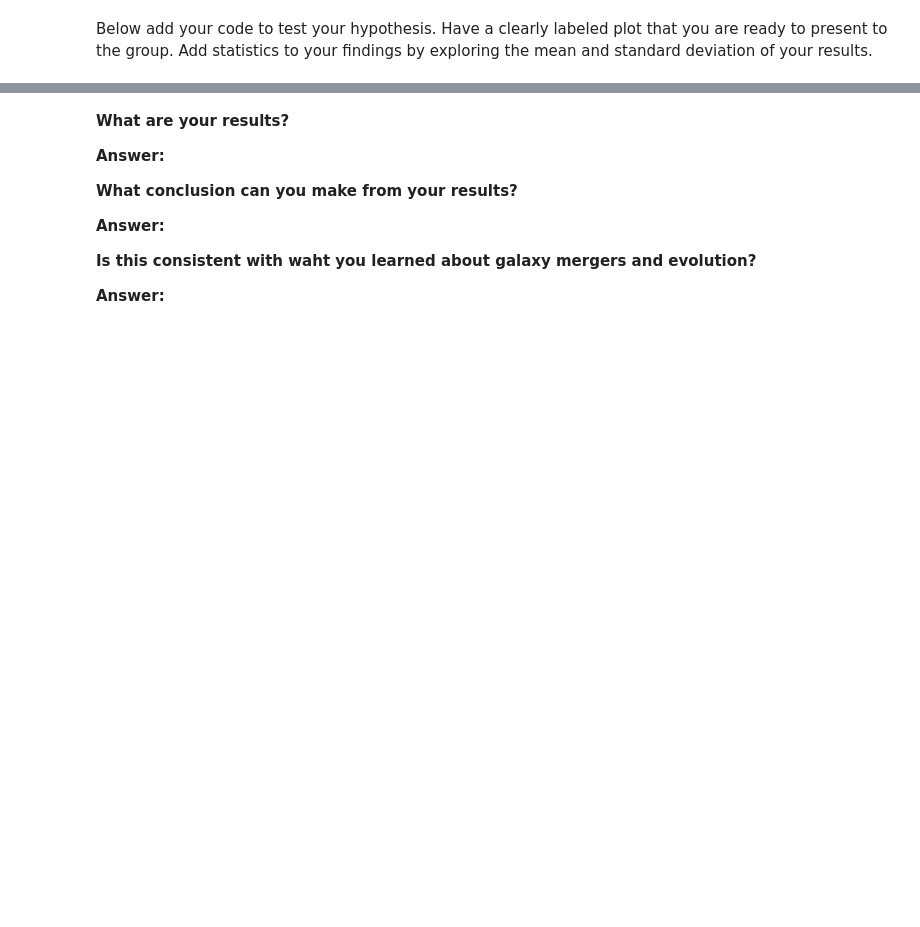
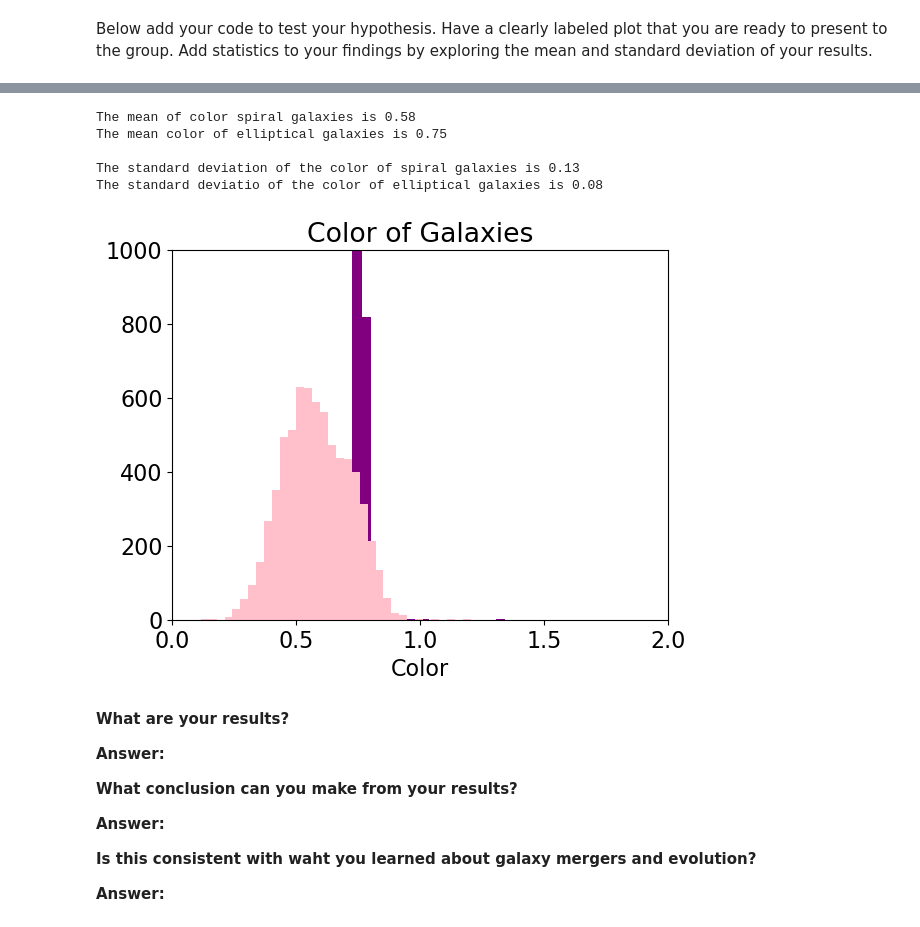
Before and after one commit to AerospaceMars25/CFR-2025, a Jupyter notebook: Astro/Blank/5 - Observed Galaxies Pt3 NEW.ipynb, the cells around one changed output, grey strips where cells are left out. Cells and saved outputs as stored; diff of their text form; code cells hidden in the pictures; blank space fills up the shorter version.

```diff
--- a/Astro/Blank/5 - Observed Galaxies Pt3 NEW.ipynb
+++ b/Astro/Blank/5 - Observed Galaxies Pt3 NEW.ipynb
@@ -224,32 +260,35 @@ Below add your code to test your hypothesis. Have a clearly labeled plot that yo
 # %%
-# add your code below to test your hypothesis
-import matplotlib
-matplotlib.rc('font', **{'family':'sans-serif', 'size':16}]
-
-# import our graphing package
-
-
-#the below is optional but makes the font a size I can read more easily
 import matplotlib
 matplotlib.rc('font', **{'family':'sans-serif', 'size':16})
+#Seperate color into elliptical and spiral galaxies
+ellip_color = g_r[gz_elliptical_bool]
+spiral_color = g_r[gz_spiral_bool]
 
-#get data needed for color
+#Create one histogram with elliptical and spiral galaxies
+plt.hist(ellip_color, bins=100, color='purple')
+plt.title('Color of Galaxies')
+plt.xlabel('Color')
 
-# separate color into elliptical and spiral galaxies
+plt.hist (spiral_color, bins=50, color='pink')
+plt.ylim(0, 1000)
+plt.xlim(0,2)
 
-
-# create one histogram with elliptical and spiral galaxies on it
-
-
-# statistics
+#Stats
 import numpy as np
 
-#fill in the appropriate numpy function and code where the $ is below
-print('The mean color of spiral galaxies is', round($, 2))
-print('The mean color of elliptical galaxies is', round($, 2))
-print('')
-print('The standard deviation of the color of spiral galaxies is', round($, 2))
-print('The standard deviation of the color of elliptical galaxies is', round($, 2))
+#fill in the appropriete numpy functionand code where the $ is below
+print('The mean of color spiral galaxies is', round(np.mean(spiral_color), 2))
+print('The mean color of elliptical galaxies is', round(np.mean(ellip_color), 2))
+print ('')
+print('The standard deviation of the color of spiral galaxies is', round(np.std(spiral_color), 2))
+print('The standard deviatio of the color of elliptical galaxies is', round(np.std(ellip_color), 2))
+# %% [output]
+The mean of color spiral galaxies is 0.58
+The mean color of elliptical galaxies is 0.75
+
+The standard deviation of the color of spiral galaxies is 0.13
+The standard deviatio of the color of elliptical galaxies is 0.08
+[figure, added]
 # %% [markdown]
 **What are your results?**
 
```
Also changed, not shown: parts of 4 cells of this notebook, 1 other file.
